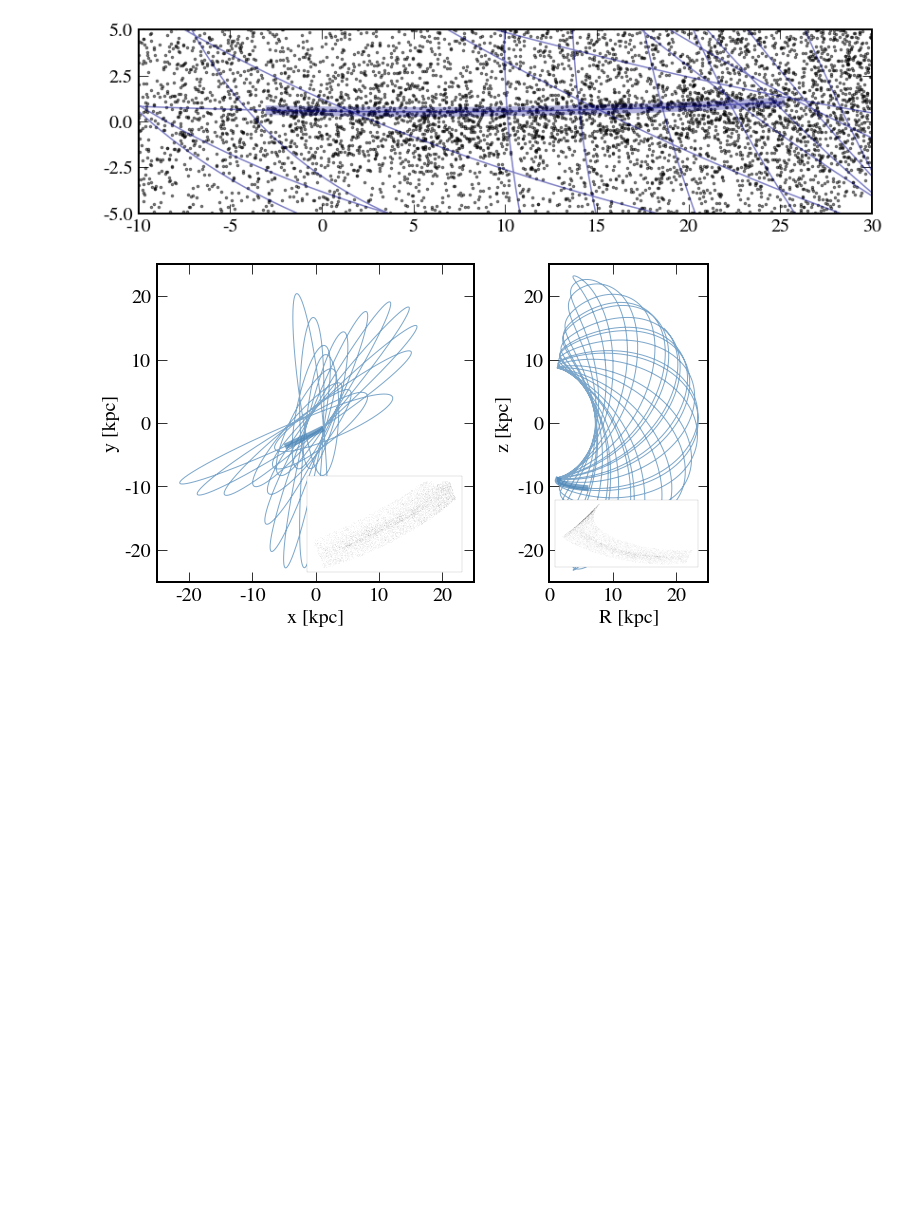
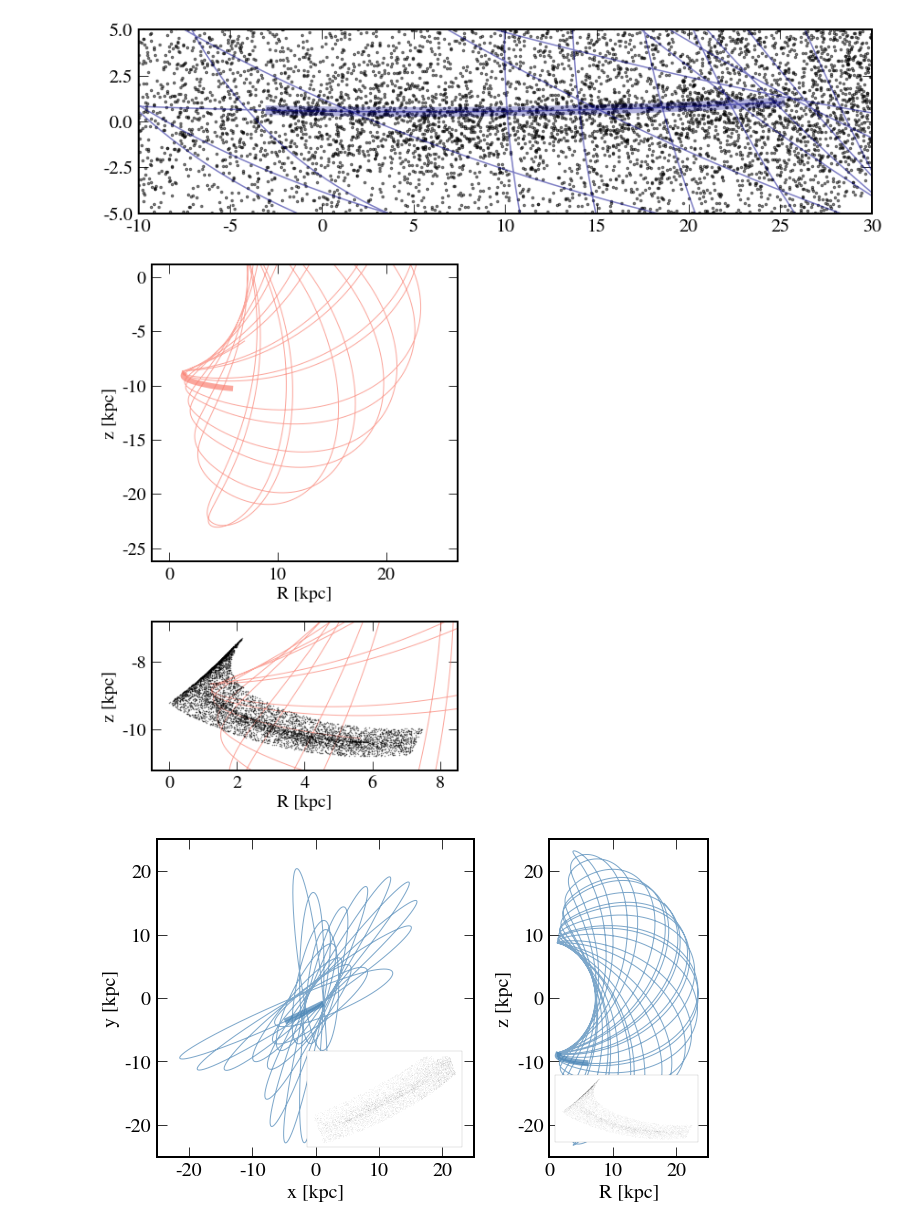
Before and after one commit to abonaca/jhelum, a Jupyter notebook: notebooks/paper.ipynb, the cells around one changed output. Drawn from its saved outputs; the diff is of its cells as text; code cells hidden in the pictures; blank space fills up the shorter version.

```diff
--- a/notebooks/paper.ipynb
+++ b/notebooks/paper.ipynb
@@ -815,6 +815,38 @@ cj = coord.Galactic(rep).transform_to(Jhelum)
 # %%
 cgal = cj_dist.transform_to(coord.Galactocentric)
 R = np.sqrt(cgal.y**2 + cgal.x**2)
+# %%
+color = 'salmon'
+
+fig, ax = plt.subplots(2,1,figsize=(6,9), subplot_kw={'adjustable': 'datalim'},
+                       gridspec_kw={'height_ratios': (2,1)})
+
+plt.sca(ax[0])
+plt.plot(orbit_rr.cylindrical.rho, orbit_rr.cylindrical.z, '-', color=color, alpha=0.7, lw=1)
+plt.plot(fit_orbit.cylindrical.rho, fit_orbit.cylindrical.z, '-', color=color, alpha=0.7, lw=6)
+
+plt.xlabel('R [kpc]')
+plt.ylabel('z [kpc]')
+plt.xlim(0,25)
+plt.ylim(-25,0)
+plt.gca().set_aspect('equal')
+
+plt.sca(ax[1])
+plt.plot(orbit_rr.cylindrical.rho, orbit_rr.cylindrical.z, '-', color=color, alpha=0.7, lw=1)
+# plt.plot(orbit_fwd.cylindrical.rho, orbit_fwd.cylindrical.z, '-', color='steelblue', alpha=0.7, lw=1)
+plt.plot(fit_orbit.cylindrical.rho, fit_orbit.cylindrical.z, '-', color=color, alpha=0.7, lw=1)
+plt.plot(R[pm_mask & cmd_mask], cgal.z[pm_mask & cmd_mask], 'k.', ms=1, alpha=0.5, zorder=10, rasterized=True)
+
+plt.gca().set_aspect('equal')
+plt.xlabel('R [kpc]')
+plt.ylabel('z [kpc]')
+plt.xlim(0,8)
+plt.ylim(-11,-7)
+
+plt.tight_layout()
+plt.savefig('../paper/orbit_cyl.pdf', dpi=200)
+# %% [output]
+[figure, added]
 # %%
 from mpl_toolkits.axes_grid1.inset_locator import inset_axes
 # %%
```
Also changed, not shown: parts of 1 cell of this notebook, 1 other file.
